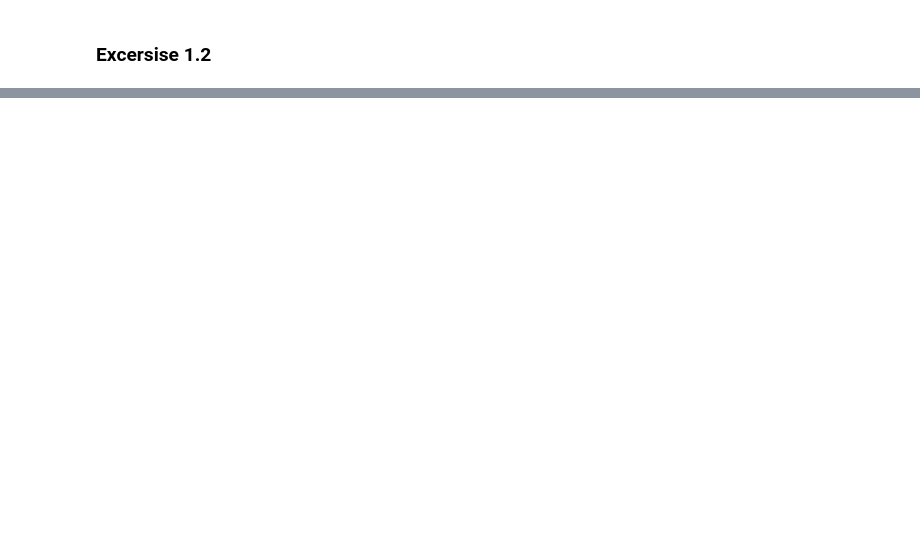
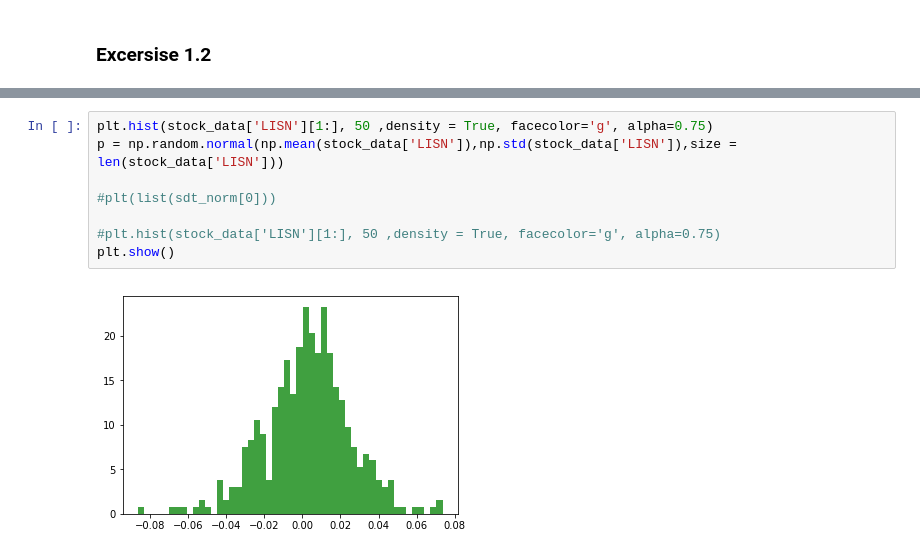
Before and after one commit to Luedman/Theory_of_Finance_Assignments, a Jupyter notebook: Assignment_2/Assignment2.ipynb, the cells around one changed output, grey strips where cells are left out. Saved outputs shown, nothing was run; the diff lists cells and outputs as text; blank space fills up the shorter version.

```diff
--- a/Assignment_2/Assignment2.ipynb
+++ b/Assignment_2/Assignment2.ipynb
@@ -95,0 +156,10 @@ emp_expshort(stock_data['LISN'], 0.05)*100
+# %%
+plt.hist(stock_data['LISN'][1:], 50 ,density = True, facecolor='g', alpha=0.75)
+p = np.random.normal(np.mean(stock_data['LISN']),np.std(stock_data['LISN']),size = len(stock_data['LISN']))
+
+#plt(list(sdt_norm[0]))
+
+#plt.hist(stock_data['LISN'][1:], 50 ,density = True, facecolor='g', alpha=0.75)
+plt.show()
+# %% [output]
+[figure, added]
```
Also changed, not shown: parts of 20 cells of this notebook.
